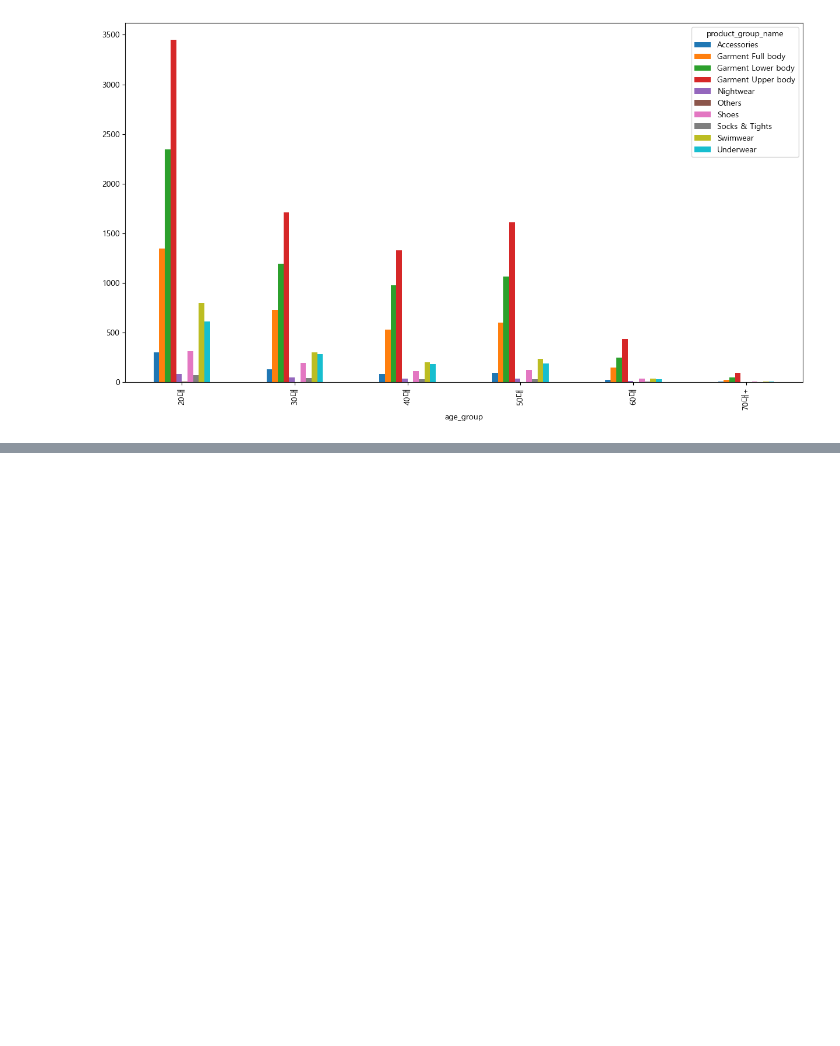
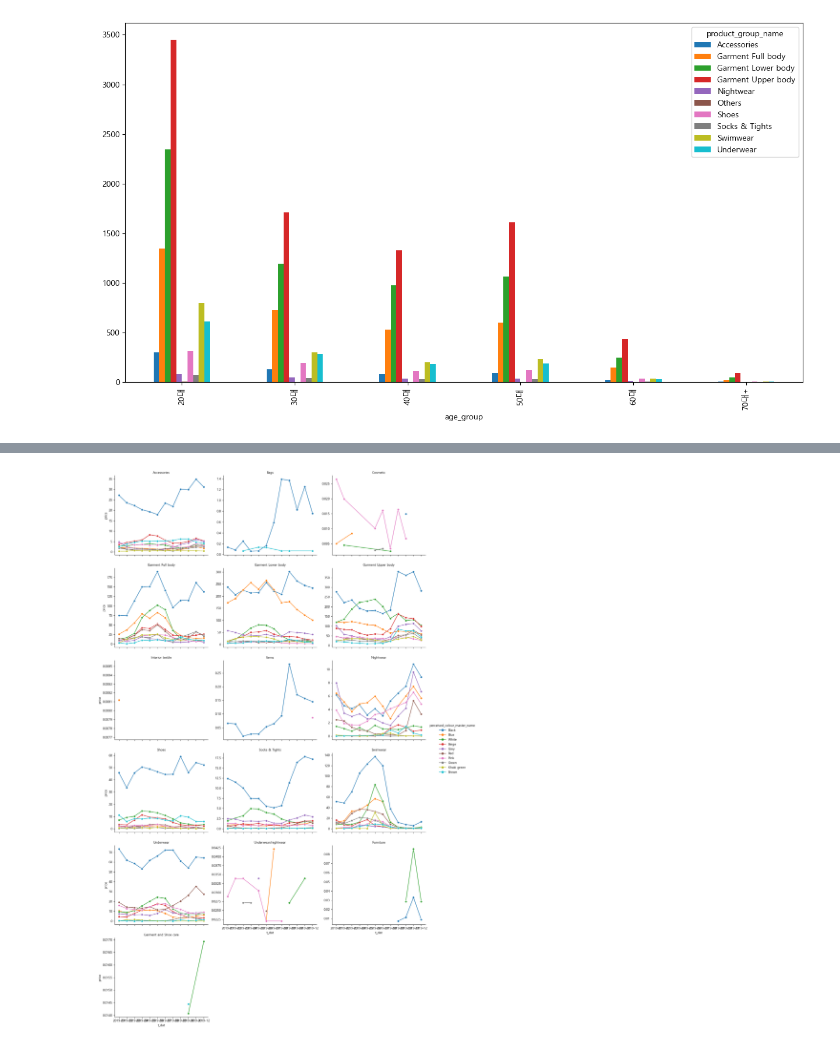
Before and after one commit to KyungminChang/4team-commerce-first-project, a Jupyter notebook: test_jh.ipynb, the cells around one changed output, grey strips where cells are left out. Saved outputs shown, nothing was run; the diff lists cells and outputs as text; code cells hidden in the pictures; blank space fills up the shorter version.

```diff
--- a/test_jh.ipynb
+++ b/test_jh.ipynb
@@ -475,0 +506,8 @@ pv_aps.plot(kind="bar", stacked=False, figsize=(15, 8))
+# %%
+color_price2 = tr_cus_ar_original.groupby("perceived_colour_master_name")["price"].sum().nlargest(10).index
+top10_color2 = tr_cus_ar_original[tr_cus_ar_original["perceived_colour_master_name"].isin(color_price2)]
+
+plt_color_age2 = top10_color2.groupby(["age_group", "perceived_colour_master_name"])["price"].sum().reset_index()
+
+plt_color_month2 = top10_color2.groupby(["t_dat", "perceived_colour_master_name"])["price"].sum().reset_index()
+# (문자열로 변환 안하니까 오류나옴)
@@ -475,0 +541,30 @@ pv_aps.plot(kind="bar", stacked=False, figsize=(15, 8))
+# %%
+top10_colors3_df = tr_cus_ar_original[tr_cus_ar_original["perceived_colour_master_name"].isin(color_price2)]
+# product_group_name별로 세분화하기 위해 groupby에 추가
+plt_div_data = (
+    top10_colors3_df.groupby(["t_dat", "product_group_name", "perceived_colour_master_name"])["price"]
+    .sum()
+    .reset_index()
+)
+plt_div_data["t_dat"] = plt_div_data["t_dat"].astype(str)
+
+# relplot을 이용해 product_group_name별로 그래프 생성
+# col="product_group_name" 필요
+prod_group_graph = sns.relplot(
+    data=plt_div_data,
+    x="t_dat",
+    y="price",
+    hue="perceived_colour_master_name",
+    hue_order=color_price2,
+    col="product_group_name",
+    kind="line",
+    marker="o",
+    col_wrap=3,
+    height=4,
+    aspect=1.2,
+    facet_kws={"sharey": False},  # 제품군마다 매출 규모가 다르므로 y축 범위를 각자 조절
+)
+prod_group_graph.set_titles("{col_name}")  # 그래프 상단에 col="product_group_name"에 해당하는 이름표시
+plt.show()
+# %% [output]
+[figure, added]
```
Also changed, not shown: parts of 7 cells of this notebook.
